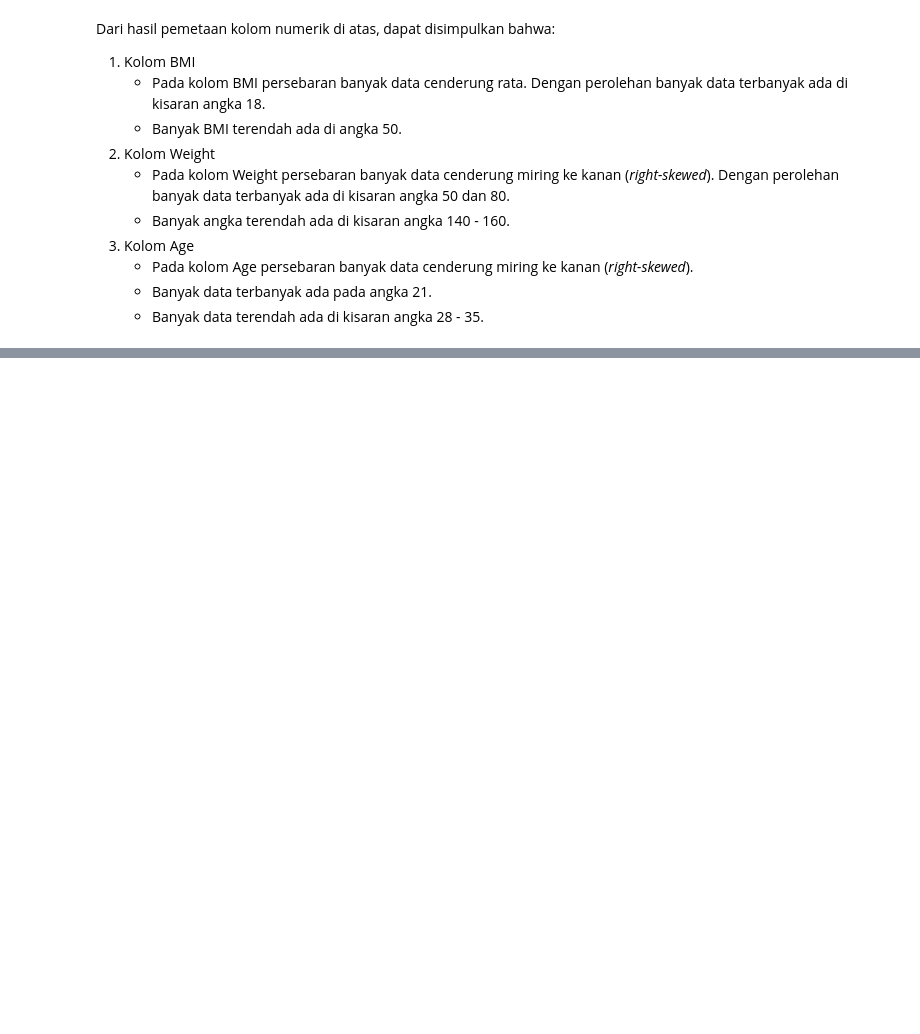
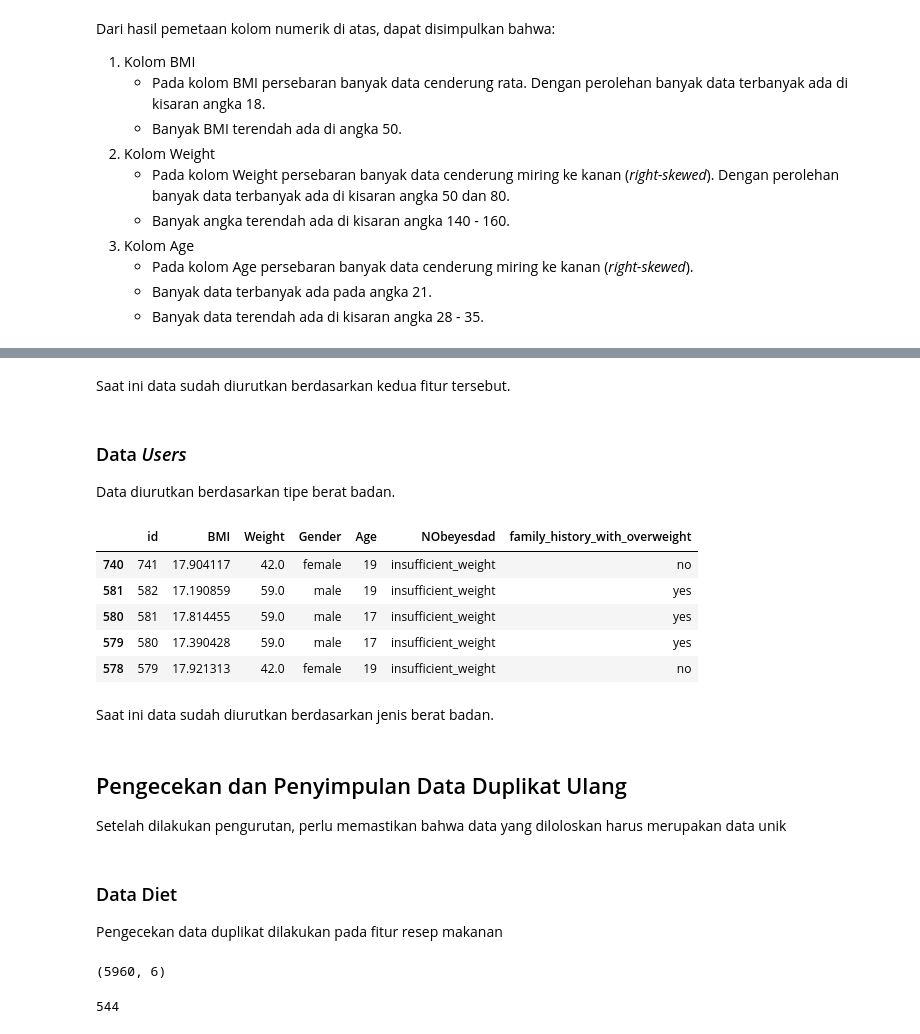
Before and after one commit to ishala/obesity-analysis-and-recommender-system, a Jupyter notebook: Submission 2/analisis.ipynb, the cells around one changed output, grey strips where cells are left out. Drawn from its saved outputs; the diff is of its cells as text; code cells hidden in the pictures; blank space fills up the shorter version.

Commit message:
add: data preparation until done

```diff
--- a/Submission 2/analisis.ipynb
+++ b/Submission 2/analisis.ipynb
@@ -892,0 +949,35 @@ Dari hasil pemetaan kolom numerik di atas, dapat disimpulkan bahwa:
+# %% [markdown]
+Saat ini data sudah diurutkan berdasarkan kedua fitur tersebut.
+# %% [markdown]
+### Data *Users*
+
+Data diurutkan berdasarkan tipe berat badan.
+# %%
+fixUsers = cleanedUsers.sort_values('NObeyesdad', ascending=True)
+# %%
+fixUsers.head()
+# %% [output]
+|  | id | BMI | Weight | Gender | Age | NObeyesdad | family_history_with_overweight |
+| 740 | 741 | 17.904117 | 42.0 | female | 19 | insufficient_weight | no |
+| 581 | 582 | 17.190859 | 59.0 | male | 19 | insufficient_weight | yes |
+| 580 | 581 | 17.814455 | 59.0 | male | 17 | insufficient_weight | yes |
+| 579 | 580 | 17.390428 | 59.0 | male | 17 | insufficient_weight | yes |
+| 578 | 579 | 17.921313 | 42.0 | female | 19 | insufficient_weight | no |
+# %% [markdown]
+Saat ini data sudah diurutkan berdasarkan jenis berat badan.
+# %% [markdown]
+## Pengecekan dan Penyimpulan Data Duplikat Ulang
+
+Setelah dilakukan pengurutan, perlu memastikan bahwa data yang diloloskan harus merupakan data unik
+# %% [markdown]
+### Data Diet
+
+Pengecekan data duplikat dilakukan pada fitur resep makanan
+# %%
+fixDiet.shape
+# %% [output]
+(5960, 6)
+# %%
+fixDiet['Recipe_name'].duplicated().sum()
+# %% [output]
+544
```
Also changed, not shown: parts of 31 cells of this notebook.
